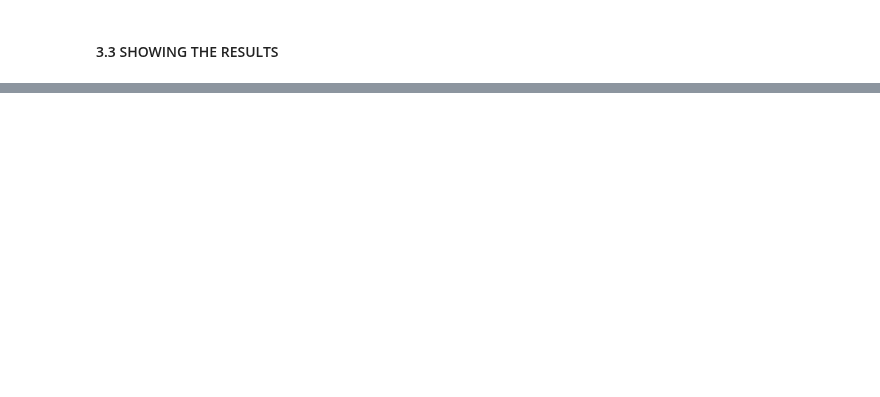
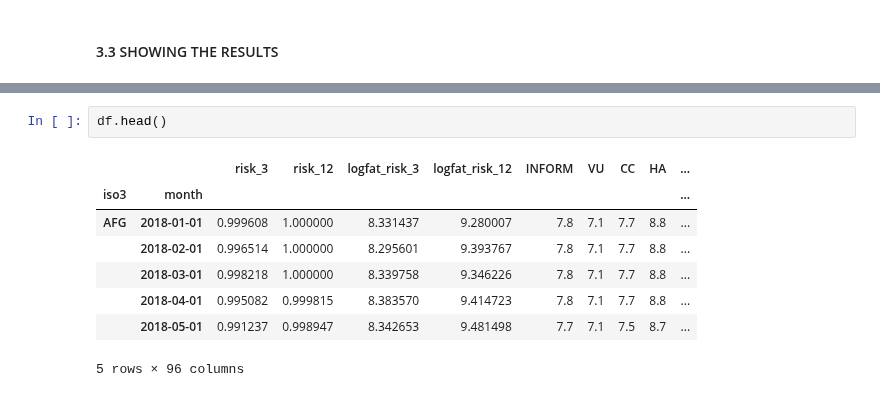
Before and after one commit to gallagelpi/Master_thesis, a Jupyter notebook: pipeline/results.ipynb, the cells around one changed output, grey strips where cells are left out. Drawn from its saved outputs; the diff is of its cells as text; blank space fills up the shorter version.

```diff
--- a/pipeline/results.ipynb
+++ b/pipeline/results.ipynb
@@ -543,0 +579,11 @@ display(df_eval[(df_eval['y_pred'] == 0) & (df_eval['y_true'] == 1)].head(10))
+# %%
+df.head()
+# %% [output]
+|  |  | risk_3 | risk_12 | logfat_risk_3 | logfat_risk_12 | INFORM | VU | CC | HA | ... |
+| iso3 | month |  |  |  |  |  |  |  |  | ... |
+| AFG | 2018-01-01 | 0.999608 | 1.000000 | 8.331437 | 9.280007 | 7.8 | 7.1 | 7.7 | 8.8 | ... |
+|  | 2018-02-01 | 0.996514 | 1.000000 | 8.295601 | 9.393767 | 7.8 | 7.1 | 7.7 | 8.8 | ... |
+|  | 2018-03-01 | 0.998218 | 1.000000 | 8.339758 | 9.346226 | 7.8 | 7.1 | 7.7 | 8.8 | ... |
+|  | 2018-04-01 | 0.995082 | 0.999815 | 8.383570 | 9.414723 | 7.8 | 7.1 | 7.7 | 8.8 | ... |
+|  | 2018-05-01 | 0.991237 | 0.998947 | 8.342653 | 9.481498 | 7.7 | 7.1 | 7.5 | 8.7 | ... |
+5 rows × 96 columns
```
Also changed, not shown: parts of 8 cells of this notebook, 1 other file.
